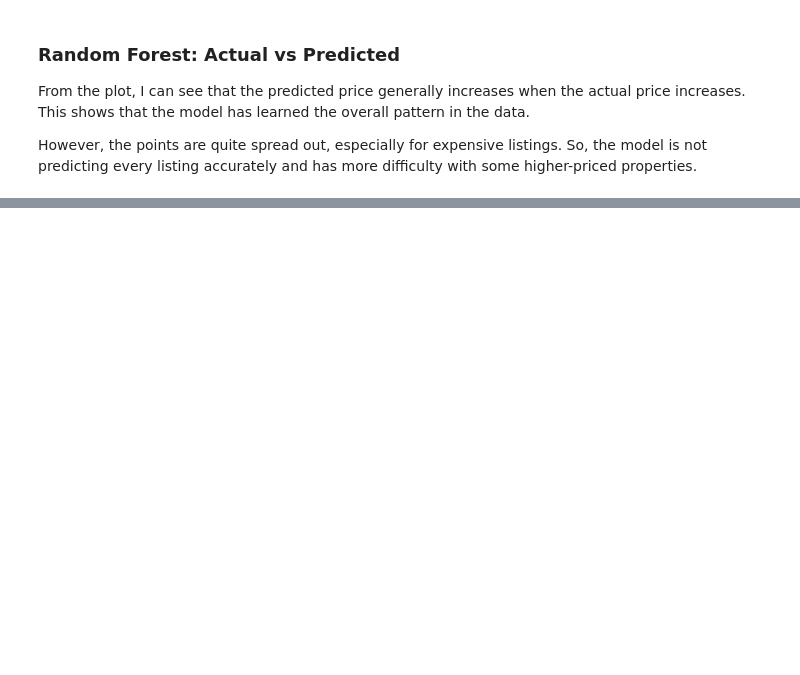
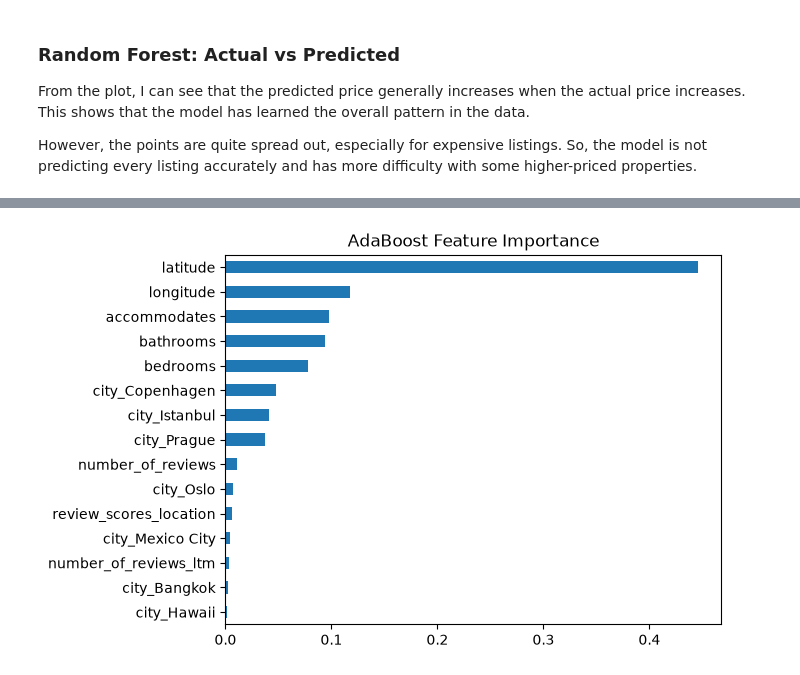
Before and after one commit to adityasaini-devx/Task_03-Unsupervised-Learning, a Jupyter notebook: Task-3.ipynb, the cells around one changed output, grey strips where cells are left out. Cells and saved outputs as stored; diff of their text form; code cells hidden in the pictures; blank space fills up the shorter version.

```diff
--- a/Task-3.ipynb
+++ b/Task-3.ipynb
@@ -968,0 +1043,7 @@ However, the points are quite spread out, especially for expensive listings. So,
+# %%
+ada_importance = pd.Series(ada.feature_importances_, index=X_train.columns).nlargest(15)
+ada_importance.sort_values().plot(kind="barh")
+plt.title("AdaBoost Feature Importance")
+plt.show()
+# %% [output]
+[figure, added]
```
Also changed, not shown: parts of 18 cells of this notebook.
